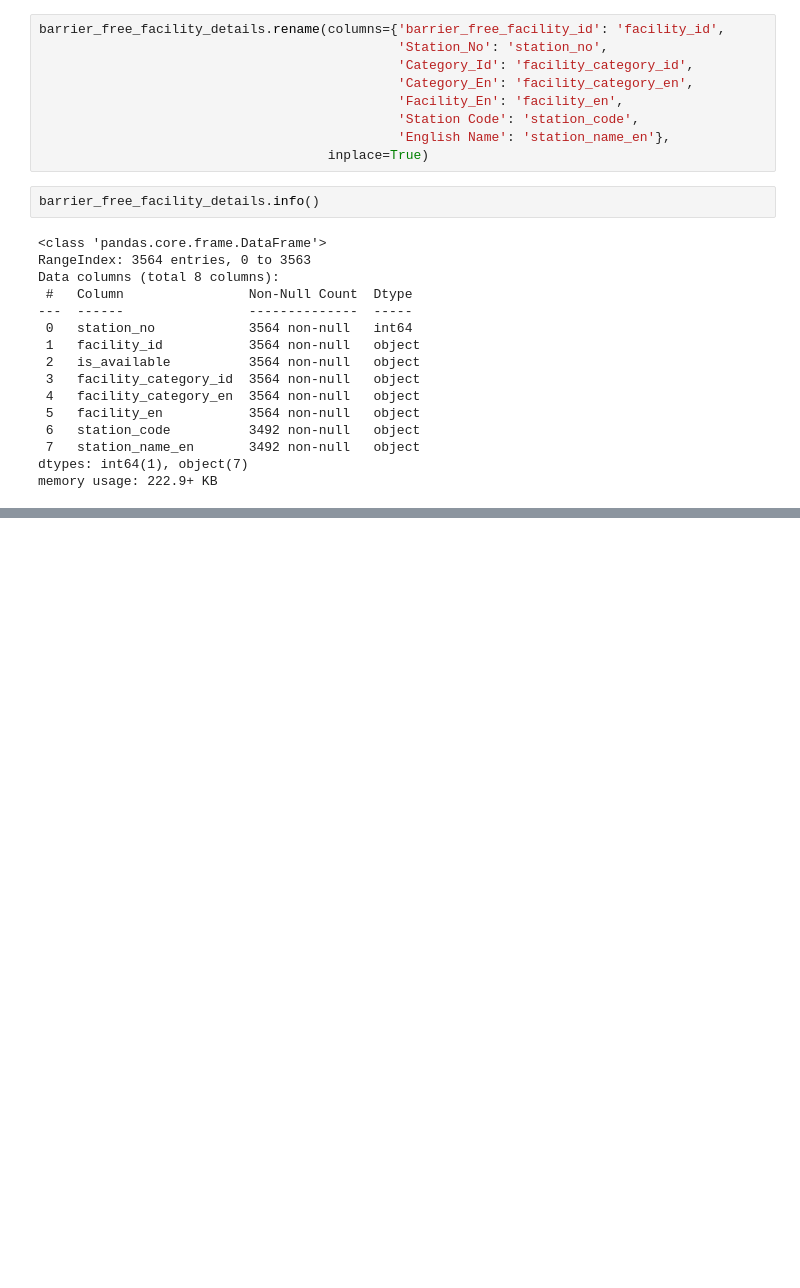
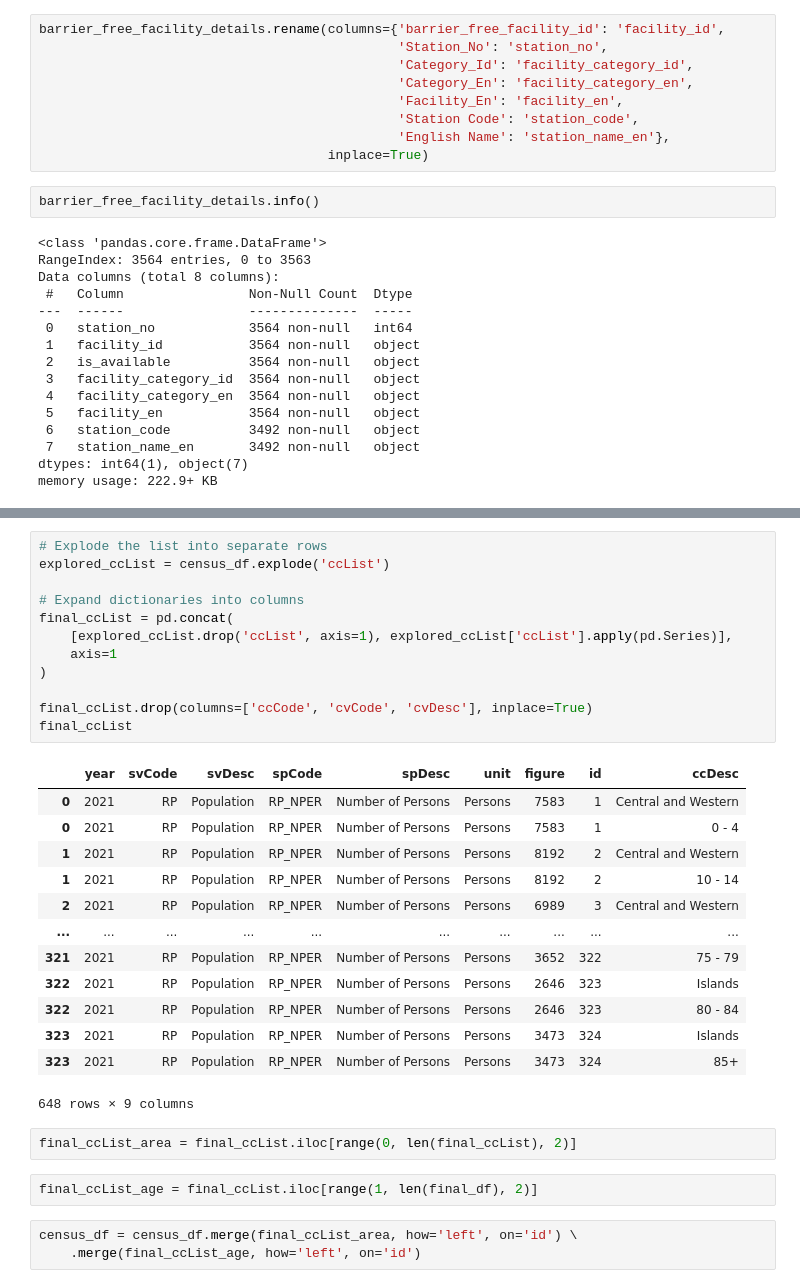
Before and after one commit to linhngo66/MTR-station-accessibility-audit, a Jupyter notebook: HoThiHaiYen-A2.ipynb, the cells around one changed output, grey strips where cells are left out. Saved outputs shown, nothing was run; the diff lists cells and outputs as text; blank space fills up the shorter version.

```diff
--- a/HoThiHaiYen-A2.ipynb
+++ b/HoThiHaiYen-A2.ipynb
@@ -228,0 +301,33 @@ barrier_free_facility_details[barrier_free_facility_details.isna().any(axis=1)]
+# %%
+# Explode the list into separate rows
+explored_ccList = census_df.explode('ccList')
+
+# Expand dictionaries into columns
+final_ccList = pd.concat(
+    [explored_ccList.drop('ccList', axis=1), explored_ccList['ccList'].apply(pd.Series)],
+    axis=1
+)
+
+final_ccList.drop(columns=['ccCode', 'cvCode', 'cvDesc'], inplace=True)
+final_ccList
+# %% [output]
+|  | year | svCode | svDesc | spCode | spDesc | unit | figure | id | ccDesc |
+| 0 | 2021 | RP | Population | RP_NPER | Number of Persons | Persons | 7583 | 1 | Central and Western |
+| 0 | 2021 | RP | Population | RP_NPER | Number of Persons | Persons | 7583 | 1 | 0 - 4 |
+| 1 | 2021 | RP | Population | RP_NPER | Number of Persons | Persons | 8192 | 2 | Central and Western |
+| 1 | 2021 | RP | Population | RP_NPER | Number of Persons | Persons | 8192 | 2 | 10 - 14 |
+| 2 | 2021 | RP | Population | RP_NPER | Number of Persons | Persons | 6989 | 3 | Central and Western |
+| ... | ... | ... | ... | ... | ... | ... | ... | ... | ... |
+| 321 | 2021 | RP | Population | RP_NPER | Number of Persons | Persons | 3652 | 322 | 75 - 79 |
+| 322 | 2021 | RP | Population | RP_NPER | Number of Persons | Persons | 2646 | 323 | Islands |
+| 322 | 2021 | RP | Population | RP_NPER | Number of Persons | Persons | 2646 | 323 | 80 - 84 |
+| 323 | 2021 | RP | Population | RP_NPER | Number of Persons | Persons | 3473 | 324 | Islands |
+| 323 | 2021 | RP | Population | RP_NPER | Number of Persons | Persons | 3473 | 324 | 85+ |
+648 rows × 9 columns
+# %%
+final_ccList_area = final_ccList.iloc[range(0, len(final_ccList), 2)]
+# %%
+final_ccList_age = final_ccList.iloc[range(1, len(final_df), 2)]
+# %%
+census_df = census_df.merge(final_ccList_area, how='left', on='id') \
+    .merge(final_ccList_age, how='left', on='id')
```
Also changed, not shown: parts of 14 cells of this notebook.
